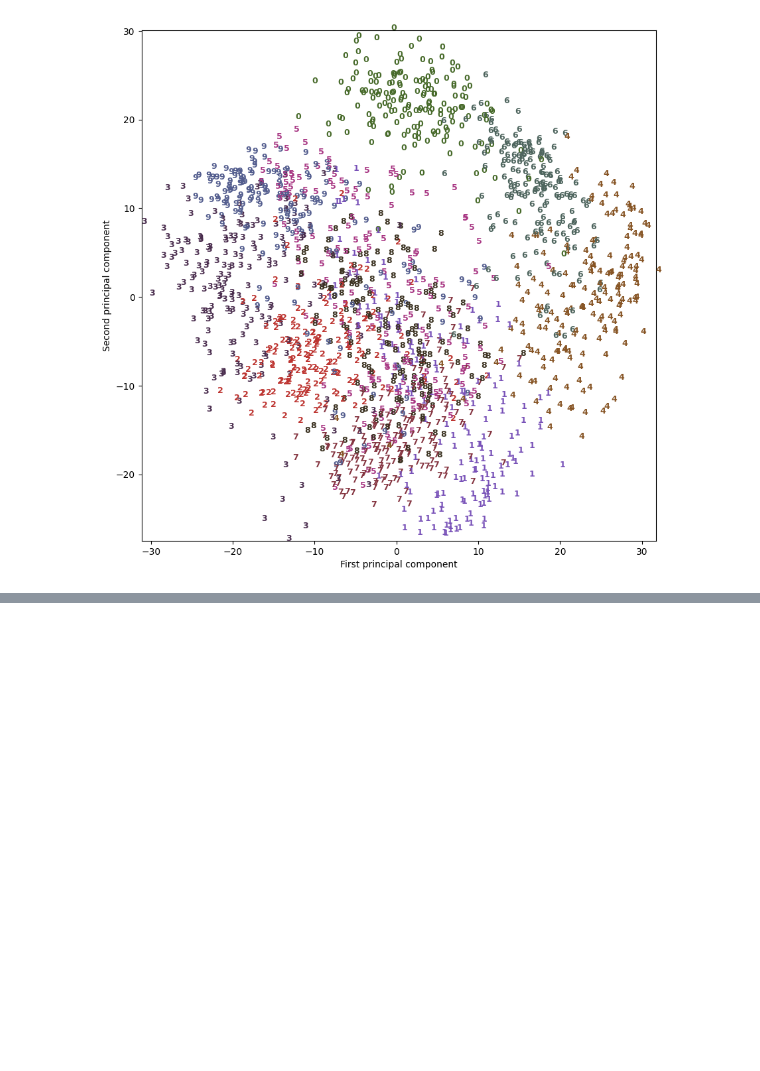
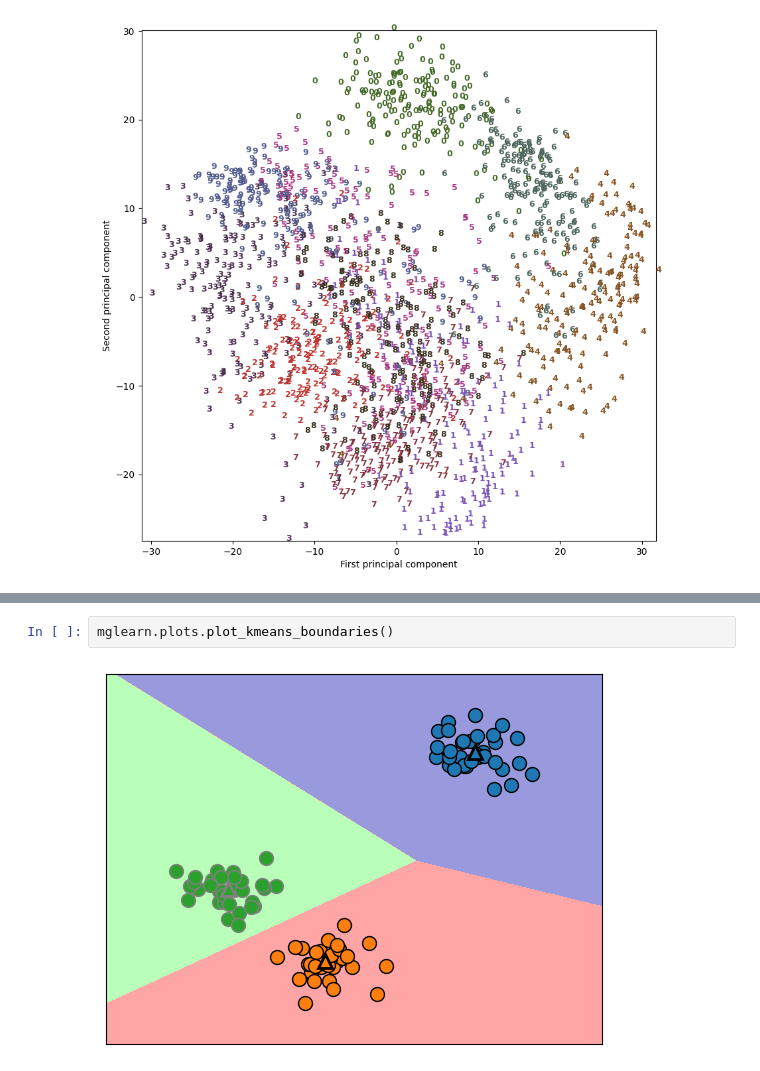
Before and after one commit to AliAbdallah454/IntroductionToMachineLearningWithPythonBook, a Jupyter notebook: 3-UnsupervisedLearningAndPreprocessing/PreprocessingAndScaling.ipynb, the cells around one changed output, grey strips where cells are left out. Drawn from its saved outputs; the diff is of its cells as text; blank space fills up the shorter version.

```diff
--- a/3-UnsupervisedLearningAndPreprocessing/PreprocessingAndScaling.ipynb
+++ b/3-UnsupervisedLearningAndPreprocessing/PreprocessingAndScaling.ipynb
@@ -164,0 +176,4 @@ plt.xlabel("t-SNE feature 1")
+# %%
+mglearn.plots.plot_kmeans_boundaries()
+# %% [output]
+[figure, added]
```
Also changed, not shown: parts of 7 cells of this notebook, 2 other files.
